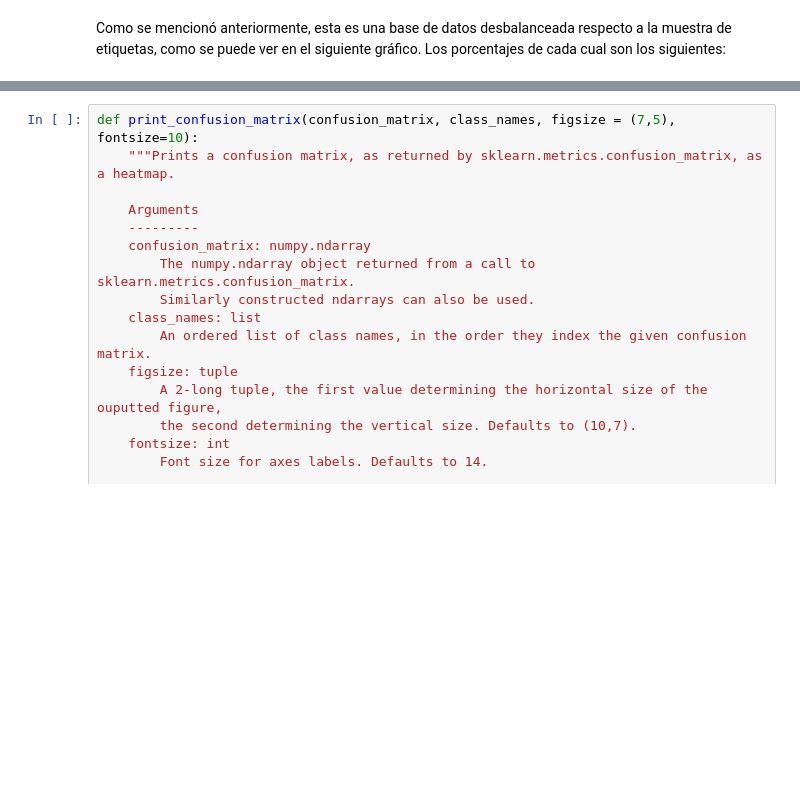
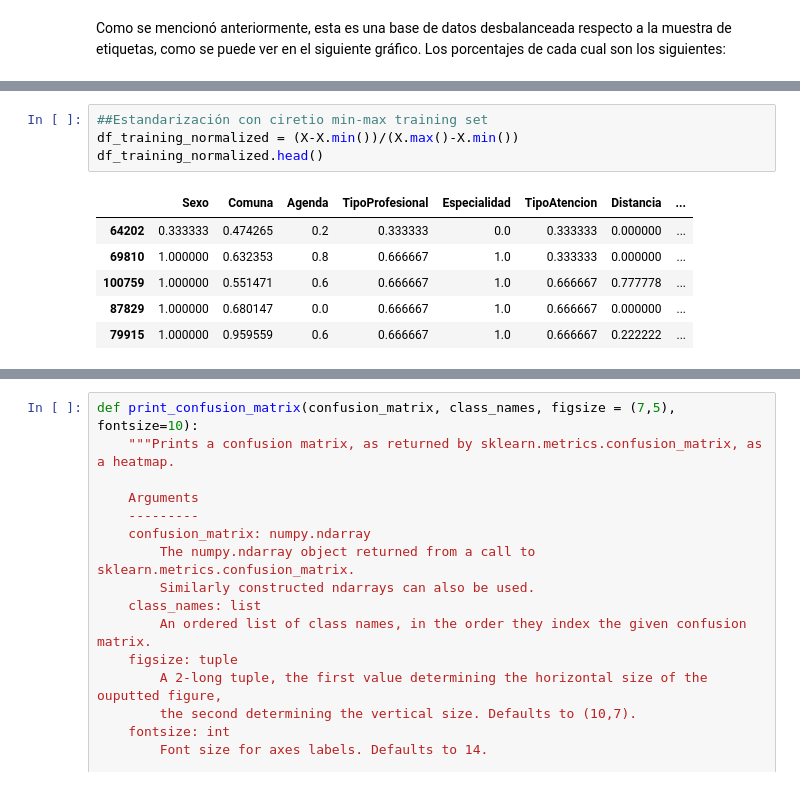
Before and after one commit to pabloveazul/Tarea-NSP, a Jupyter notebook: TareaNSPSVM.ipynb, the cells around one changed output, grey strips where cells are left out. Saved outputs shown, nothing was run; the diff lists cells and outputs as text; blank space fills up the shorter version.

```diff
--- a/TareaNSPSVM.ipynb
+++ b/TareaNSPSVM.ipynb
@@ -253,0 +122,11 @@ datos_num_test_unlabeled.shape
+# %%
+##Estandarización con ciretio min-max training set
+df_training_normalized = (X-X.min())/(X.max()-X.min())
+df_training_normalized.head()
+# %% [output]
+|  | Sexo | Comuna | Agenda | TipoProfesional | Especialidad | TipoAtencion | Distancia | ... |
+| 64202 | 0.333333 | 0.474265 | 0.2 | 0.333333 | 0.0 | 0.333333 | 0.000000 | ... |
+| 69810 | 1.000000 | 0.632353 | 0.8 | 0.666667 | 1.0 | 0.333333 | 0.000000 | ... |
+| 100759 | 1.000000 | 0.551471 | 0.6 | 0.666667 | 1.0 | 0.666667 | 0.777778 | ... |
+| 87829 | 1.000000 | 0.680147 | 0.0 | 0.666667 | 1.0 | 0.666667 | 0.000000 | ... |
+| 79915 | 1.000000 | 0.959559 | 0.6 | 0.666667 | 1.0 | 0.666667 | 0.222222 | ... |
```
Also changed, not shown: parts of 34 cells of this notebook.
